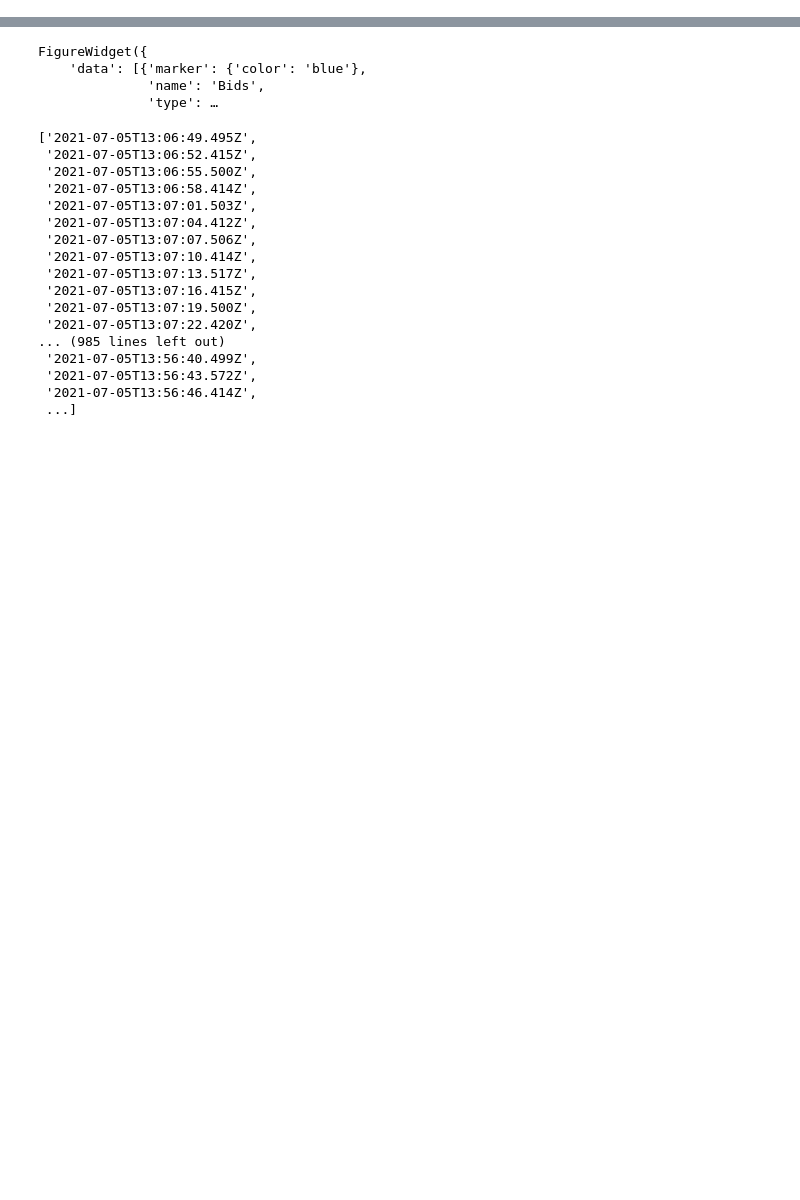
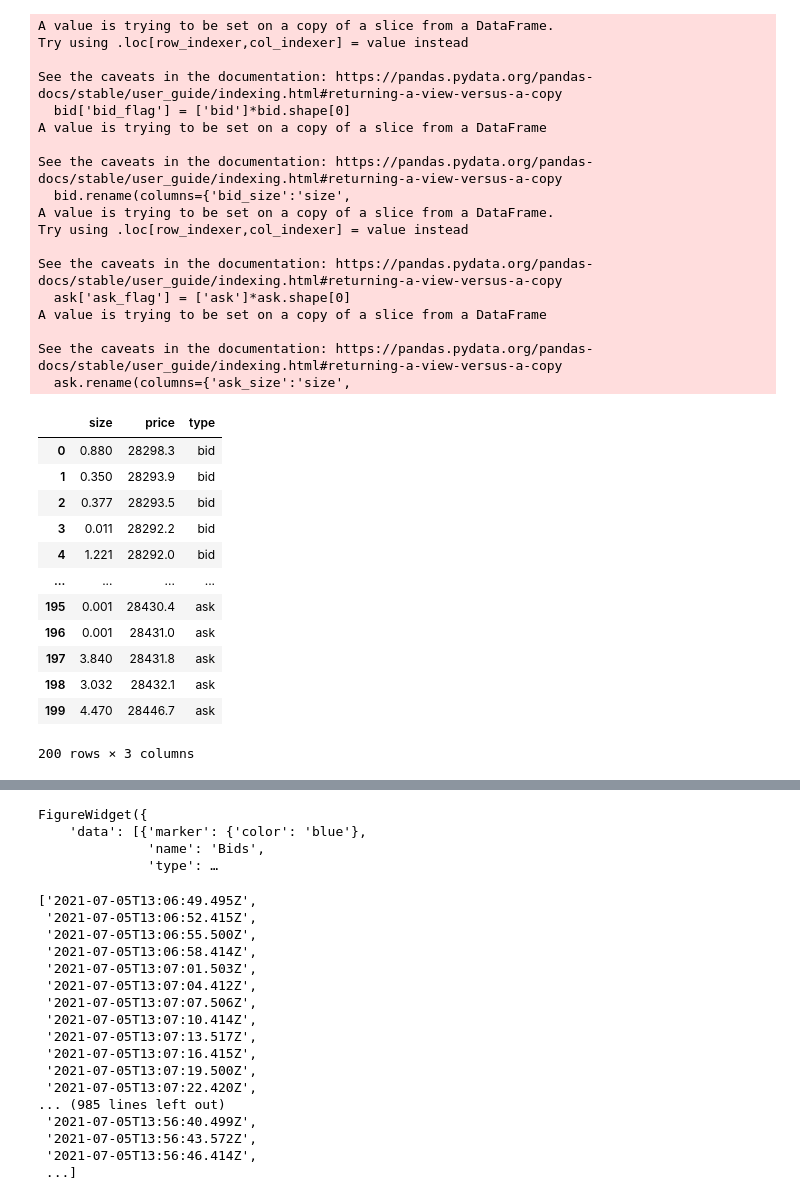
Before and after one commit to AndresLaresBarragan/MyST_XEMM, a Jupyter notebook: Visualizations Work.ipynb, the cells around one changed output, grey strips where cells are left out. Saved outputs shown, nothing was run; the diff lists cells and outputs as text; code cells hidden in the pictures; blank space fills up the shorter version.

```diff
--- a/Visualizations Work.ipynb
+++ b/Visualizations Work.ipynb
@@ -30,2 +26,53 @@ df_krak
+# %%
+def ob_melt(df_krak):
+    bid = df_krak[['bid_size','bid']]
+    bid['bid_flag'] = ['bid']*bid.shape[0]
+    bid.rename(columns={'bid_size':'size',
+                              'bid':'price',
+                              'bid_flag':'type'}, inplace=True)
+
+    ask = df_krak[['ask_size','ask']]
+    ask['ask_flag'] = ['ask']*ask.shape[0]
+    ask.rename(columns={'ask_size':'size',
+                              'ask':'price',
+                              'ask_flag':'type'}, inplace=True)
+
+    ob = bid.append(ask, ignore_index=True).dropna()
+    return ob
+
+dff = ob_melt(ob_krak[list(ob_krak.keys())[0]])
+dff
+# %% [output]
+A value is trying to be set on a copy of a slice from a DataFrame.
+Try using .loc[row_indexer,col_indexer] = value instead
+
+See the caveats in the documentation: https://pandas.pydata.org/pandas-docs/stable/user_guide/indexing.html#returning-a-view-versus-a-copy
+  bid['bid_flag'] = ['bid']*bid.shape[0]
+A value is trying to be set on a copy of a slice from a DataFrame
+
+See the caveats in the documentation: https://pandas.pydata.org/pandas-docs/stable/user_guide/indexing.html#returning-a-view-versus-a-copy
+  bid.rename(columns={'bid_size':'size',
+A value is trying to be set on a copy of a slice from a DataFrame.
+Try using .loc[row_indexer,col_indexer] = value instead
+
+See the caveats in the documentation: https://pandas.pydata.org/pandas-docs/stable/user_guide/indexing.html#returning-a-view-versus-a-copy
+  ask['ask_flag'] = ['ask']*ask.shape[0]
+A value is trying to be set on a copy of a slice from a DataFrame
+
+See the caveats in the documentation: https://pandas.pydata.org/pandas-docs/stable/user_guide/indexing.html#returning-a-view-versus-a-copy
+  ask.rename(columns={'ask_size':'size',
+|  | size | price | type |
+| 0 | 0.880 | 28298.3 | bid |
+| 1 | 0.350 | 28293.9 | bid |
+| 2 | 0.377 | 28293.5 | bid |
+| 3 | 0.011 | 28292.2 | bid |
+| 4 | 1.221 | 28292.0 | bid |
+| ... | ... | ... | ... |
+| 195 | 0.001 | 28430.4 | ask |
+| 196 | 0.001 | 28431.0 | ask |
+| 197 | 3.840 | 28431.8 | ask |
+| 198 | 3.032 | 28432.1 | ask |
+| 199 | 4.470 | 28446.7 | ask |
+200 rows × 3 columns
 # %%
 fig = go.Figure(data=[
```
Also changed, not shown: parts of 3 cells of this notebook, 4 other files.
